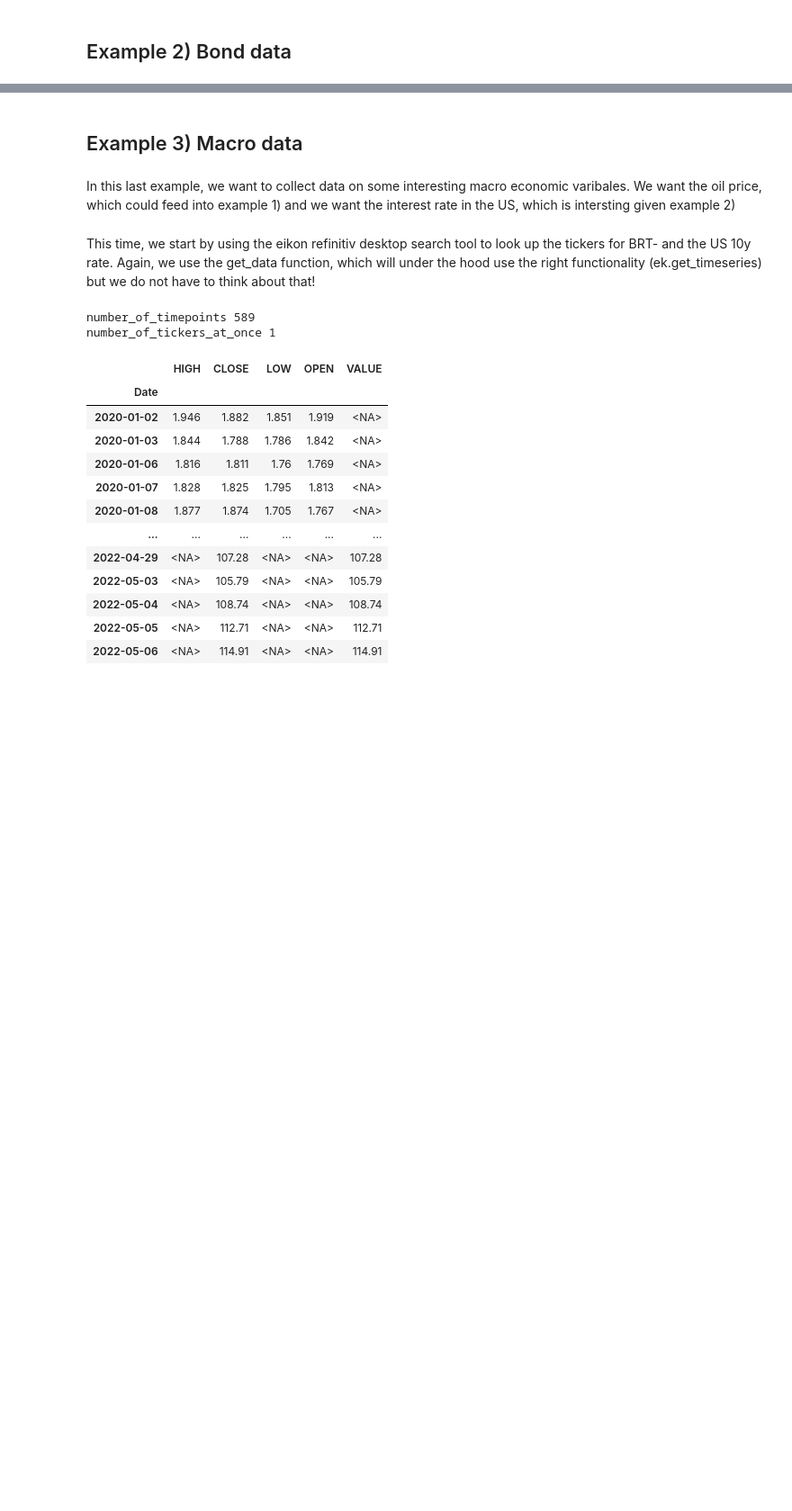
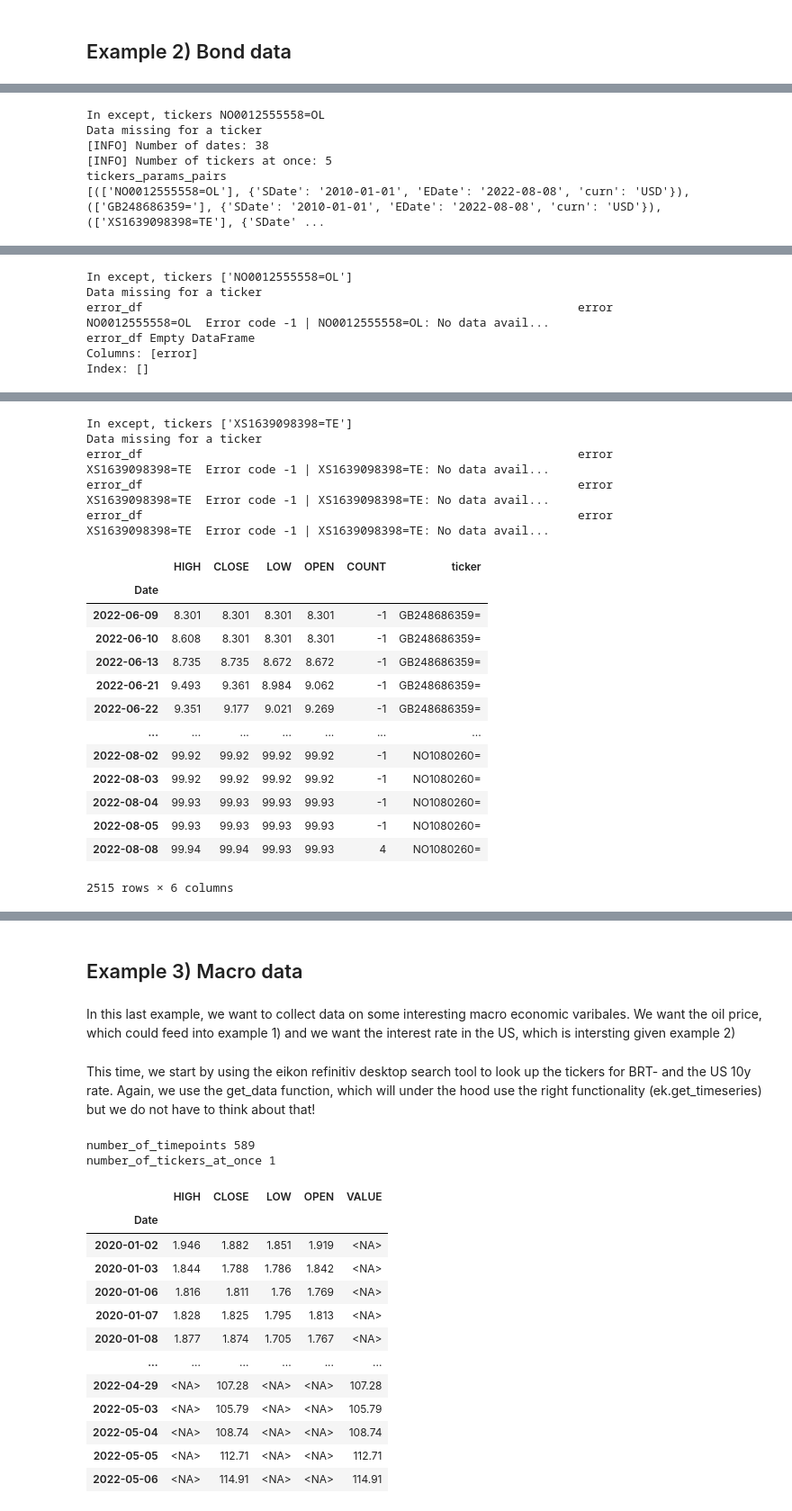
Before and after one commit to Krankile/eikon-wrapper, a Jupyter notebook: data_collection.ipynb, the cells around one changed output, grey strips where cells are left out. Shown: that part at 90% size. Drawn from its saved outputs; the diff is of its cells as text; code cells hidden in the pictures; blank space fills up the shorter version.

```diff
--- a/data_collection.ipynb
+++ b/data_collection.ipynb
@@ -139,28 +157,37 @@ def _get_many_params(params, date_range, chosen_function):
 # %%
 def _decide_tickers_and_params(chosen_function, fields, lst_of_tickers, params):
 
-    data_limit = {get_timeseries_wrapped:2_500, ek.get_data:9_000}
+    data_limit = {get_timeseries_wrapped: 2_500, ek.get_data: 9_000}
     date_range = None
     tickers_params_pairs = []
 
-    #If there this is not a timeseries problem
+    # If there this is not a timeseries problem
     if "SDate" not in params.keys():
         return [(lst_of_tickers, params)]
 
-    df, err = chosen_function(lst_of_tickers[0], fields if fields is None else fields[0], params)
-    fields = df.columns
+    for ticker in lst_of_tickers:
+        df, err = get_data_and_handle_errors(chosen_function, ticker, fields if fields is None else fields[0], params)
+        if df is not None: break
+    else: raise ValueError("Not able to get data for any of the chosen tickers")
+
+    fields = ["index"] + df.columns.to_list()
+
     number_of_timepoints = df.shape[0]
-    print(f"number_of_timepoints {number_of_timepoints}")
+    print(f"[INFO] Number of dates: {number_of_timepoints}")
 
     number_of_tickers_at_once = floor(data_limit[chosen_function] / (len(fields) * number_of_timepoints))
-    print(f"number_of_tickers_at_once {number_of_tickers_at_once}")
+    print(f"[INFO] Number of tickers at once: {min(max(number_of_tickers_at_once, 1), len(lst_of_tickers))}")
 
     if number_of_tickers_at_once < 1:
         number_of_timepoints_at_once = floor(data_limit[chosen_function] / len(fields))
+        print(f"[INFO] Max time window length: {number_of_timepoints_at_once}")
         intervals_needed = ceil(number_of_timepoints / number_of_timepoints_at_once)
 
         time_delta = (pd.to_datetime(params["EDate"]) - pd.to_datetime(params["SDate"])) / intervals_needed
         date_range = [pd.to_datetime(params["SDate"]) + i*time_delta for i in range(intervals_needed-1)] + [pd.to_datetime(params["EDate"])]
+        number_of_tickers_at_once = 1
+
+    if chosen_function is get_timeseries_wrapped:
         number_of_tickers_at_once = 1
 
     sub_ticker_lst = list(chunked(lst_of_tickers, number_of_tickers_at_once))
@@ -387,0 +489,16 @@ Again, we start with a single bond and will be testing some different fields usi
+# %%
+# tickers = "NZNFF1111="
+
+curn = "USD"
+
+start_date = '2010-01-01'
+end_date = datetime.now().strftime("%Y-%m-%d")
+
+fields = []  # <-- We just want the price data so no need to specify fields
+
+ek_params = {"SDate": start_date, "EDate": end_date, "curn": curn}
+
+# Call Eikon server and show result
+df, err = get_data(tickers[:5], fields, ek_params)
+df
+# %% [output]
@@ -387,0 +507,6 @@ Again, we start with a single bond and will be testing some different fields usi
+In except, tickers NO0012555558=OL
+Data missing for a ticker
+[INFO] Number of dates: 38
+[INFO] Number of tickers at once: 5
+tickers_params_pairs
+[(['NO0012555558=OL'], {'SDate': '2010-01-01', 'EDate': '2022-08-08', 'curn': 'USD'}), (['GB248686359='], {'SDate': '2010-01-01', 'EDate': '2022-08-08', 'curn': 'USD'}), (['XS1639098398=TE'], {'SDate' ...
@@ -387,0 +515,7 @@ Again, we start with a single bond and will be testing some different fields usi
+In except, tickers ['NO0012555558=OL']
+Data missing for a ticker
+error_df                                                              error
+NO0012555558=OL  Error code -1 | NO0012555558=OL: No data avail...
+error_df Empty DataFrame
+Columns: [error]
+Index: []
@@ -387,0 +524,22 @@ Again, we start with a single bond and will be testing some different fields usi
+In except, tickers ['XS1639098398=TE']
+Data missing for a ticker
+error_df                                                              error
+XS1639098398=TE  Error code -1 | XS1639098398=TE: No data avail...
+error_df                                                              error
+XS1639098398=TE  Error code -1 | XS1639098398=TE: No data avail...
+error_df                                                              error
+XS1639098398=TE  Error code -1 | XS1639098398=TE: No data avail...
+|  | HIGH | CLOSE | LOW | OPEN | COUNT | ticker |
+| Date |  |  |  |  |  |  |
+| 2022-06-09 | 8.301 | 8.301 | 8.301 | 8.301 | -1 | GB248686359= |
+| 2022-06-10 | 8.608 | 8.301 | 8.301 | 8.301 | -1 | GB248686359= |
+| 2022-06-13 | 8.735 | 8.735 | 8.672 | 8.672 | -1 | GB248686359= |
+| 2022-06-21 | 9.493 | 9.361 | 8.984 | 9.062 | -1 | GB248686359= |
+| 2022-06-22 | 9.351 | 9.177 | 9.021 | 9.269 | -1 | GB248686359= |
+| ... | ... | ... | ... | ... | ... | ... |
+| 2022-08-02 | 99.92 | 99.92 | 99.92 | 99.92 | -1 | NO1080260= |
+| 2022-08-03 | 99.92 | 99.92 | 99.92 | 99.92 | -1 | NO1080260= |
+| 2022-08-04 | 99.93 | 99.93 | 99.93 | 99.93 | -1 | NO1080260= |
+| 2022-08-05 | 99.93 | 99.93 | 99.93 | 99.93 | -1 | NO1080260= |
+| 2022-08-08 | 99.94 | 99.94 | 99.93 | 99.93 | 4 | NO1080260= |
+2515 rows × 6 columns
```
Also changed, not shown: parts of 43 cells of this notebook, 1 other file.
